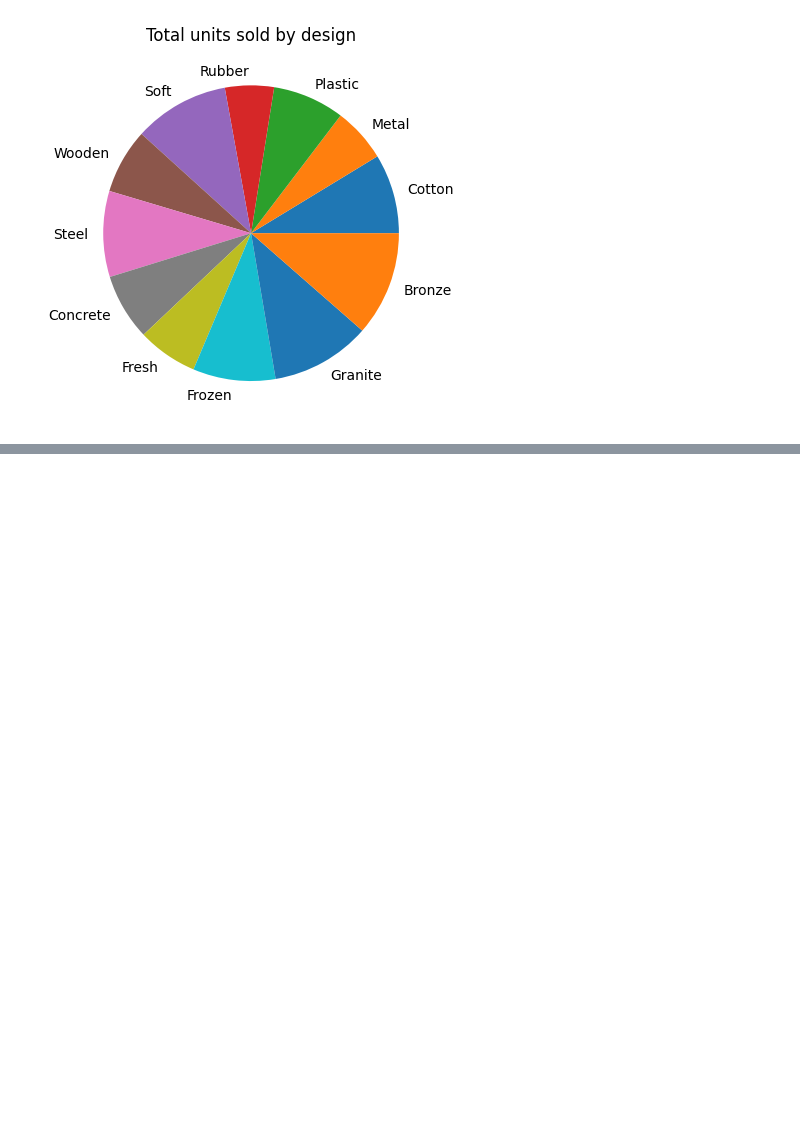
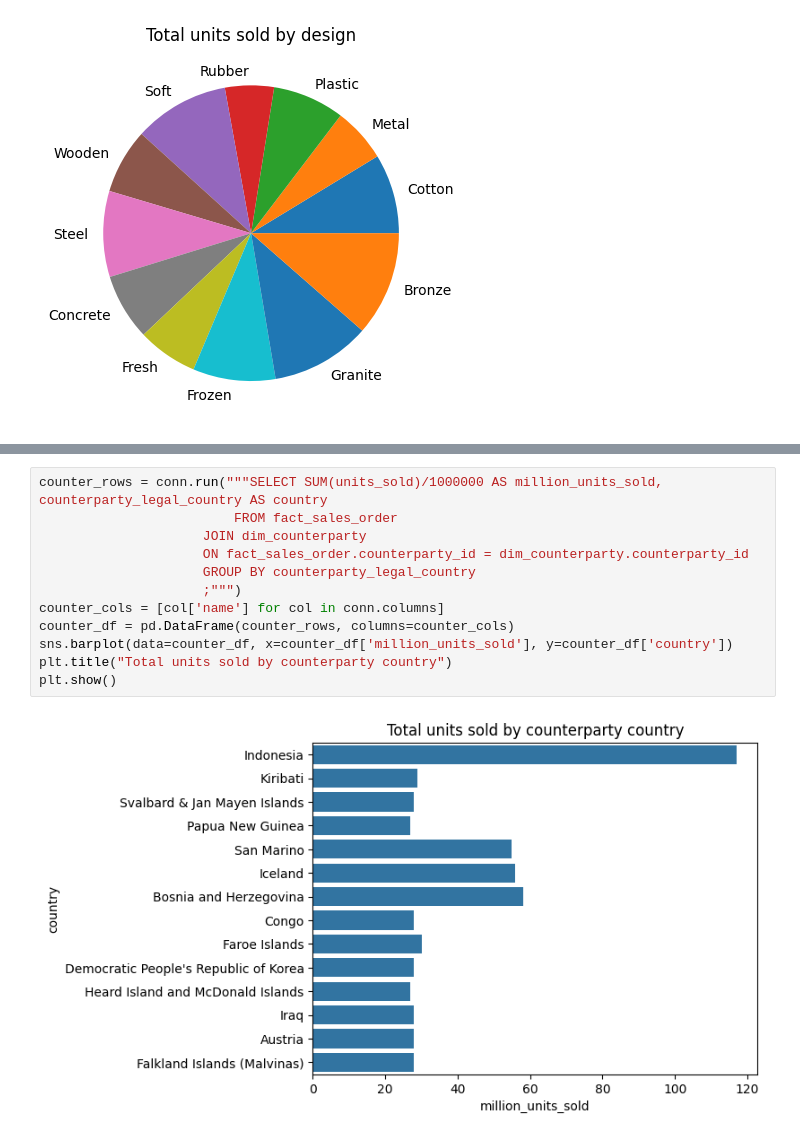
Before and after one commit to andrewstride/NC-ETL-project, a Jupyter notebook: python/data_queries.ipynb, the cells around one changed output, grey strips where cells are left out. Drawn from its saved outputs; the diff is of its cells as text; blank space fills up the shorter version.

```diff
--- a/python/data_queries.ipynb
+++ b/python/data_queries.ipynb
@@ -268,0 +188,14 @@ final_df
+# %%
+counter_rows = conn.run("""SELECT SUM(units_sold)/1000000 AS million_units_sold, counterparty_legal_country AS country
+                         FROM fact_sales_order
+                     JOIN dim_counterparty
+                     ON fact_sales_order.counterparty_id = dim_counterparty.counterparty_id
+                     GROUP BY counterparty_legal_country
+                     ;""")
+counter_cols = [col['name'] for col in conn.columns]
+counter_df = pd.DataFrame(counter_rows, columns=counter_cols)
+sns.barplot(data=counter_df, x=counter_df['million_units_sold'], y=counter_df['country'])
+plt.title("Total units sold by counterparty country")
+plt.show()
+# %% [output]
+[figure, added]
```
Also changed, not shown: parts of 12 cells of this notebook, 1 other file.
